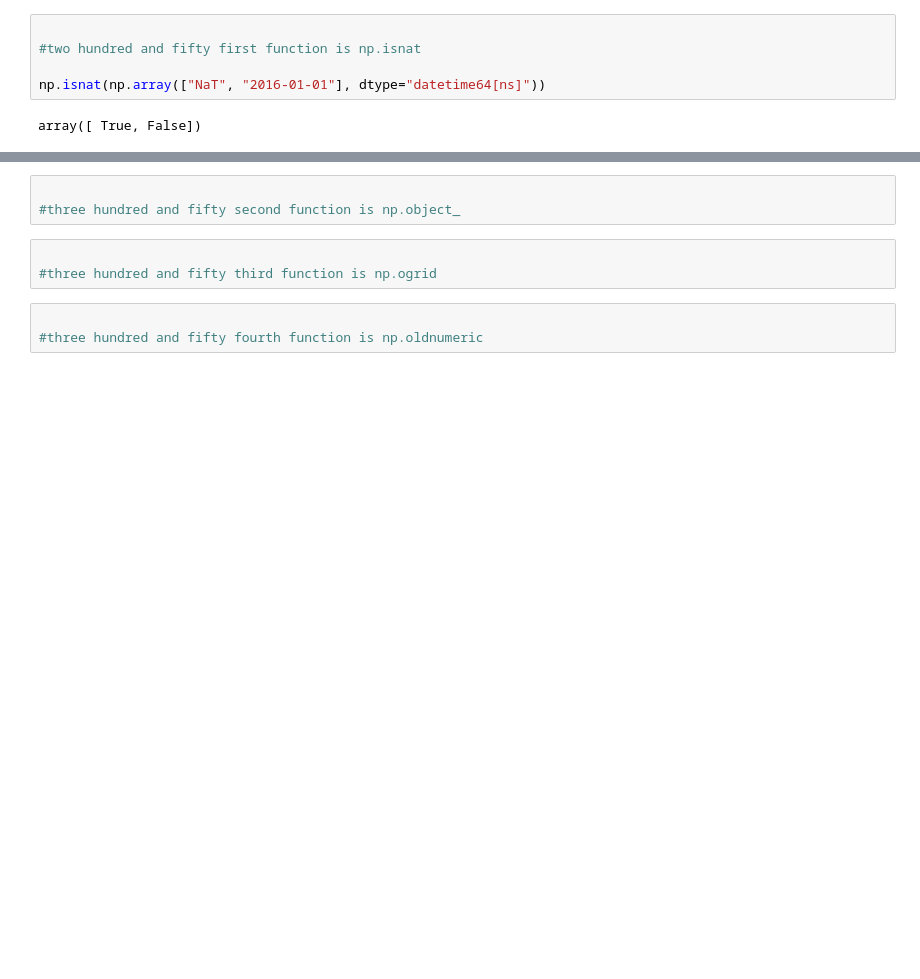
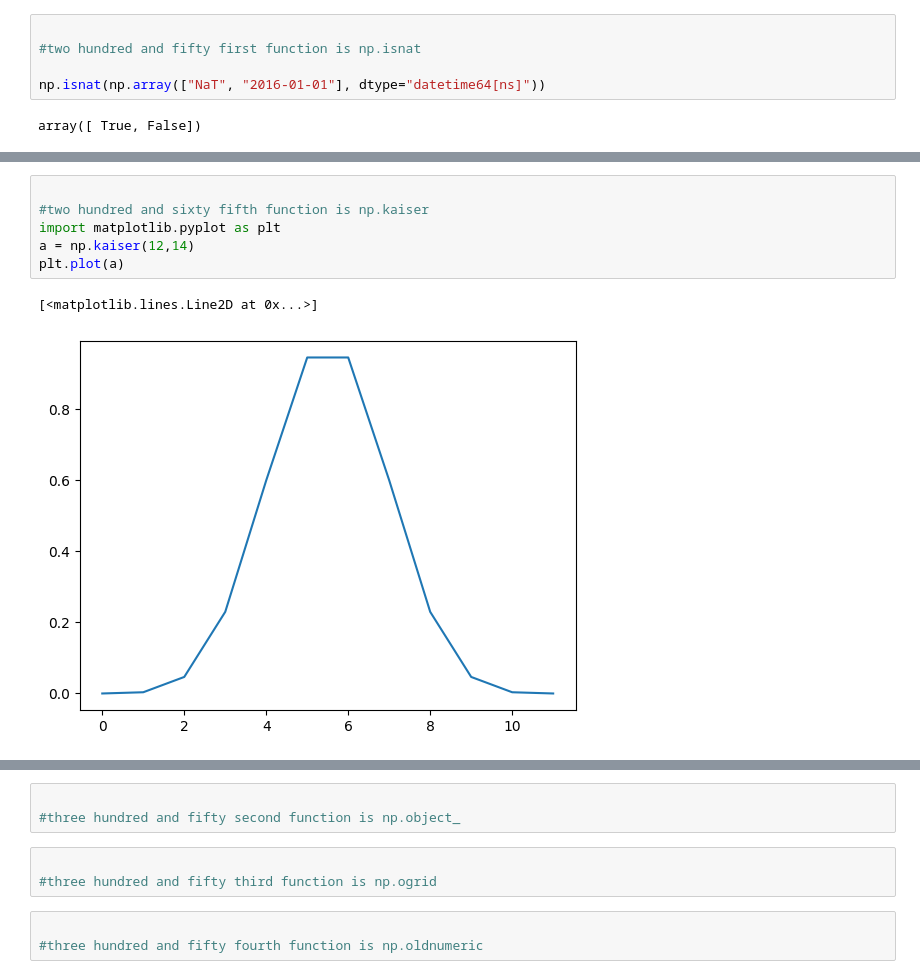
Before and after one commit to IqrorjonCoder/all-numpy-functions, a Jupyter notebook: numpy all functions.ipynb, the cells around one changed output, grey strips where cells are left out. Saved outputs shown, nothing was run; the diff lists cells and outputs as text; blank space fills up the shorter version.

```diff
--- a/numpy all functions.ipynb
+++ b/numpy all functions.ipynb
@@ -1923,0 +2501,9 @@ array([ True, False])
+# %%
+
+#two hundred and sixty fifth function is np.kaiser
+import matplotlib.pyplot as plt
+a = np.kaiser(12,14)
+plt.plot(a)
+# %% [output]
+[<matplotlib.lines.Line2D at 0x...>]
+[figure, added]
```
Also changed, not shown: parts of 442 cells of this notebook.
